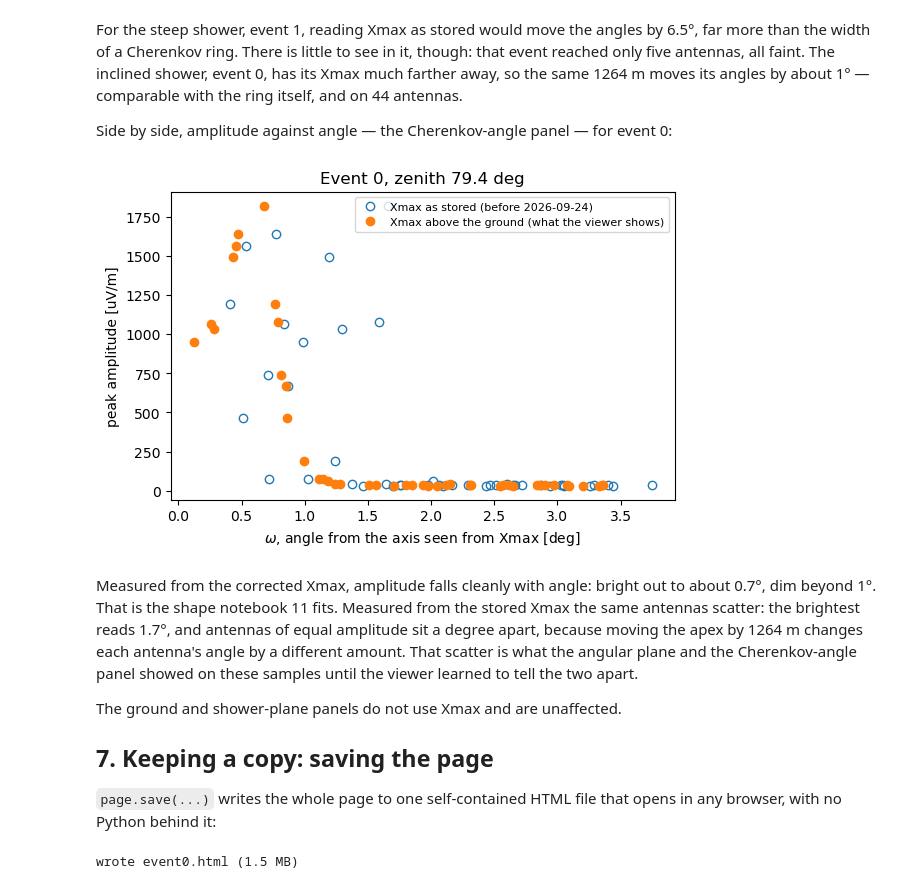
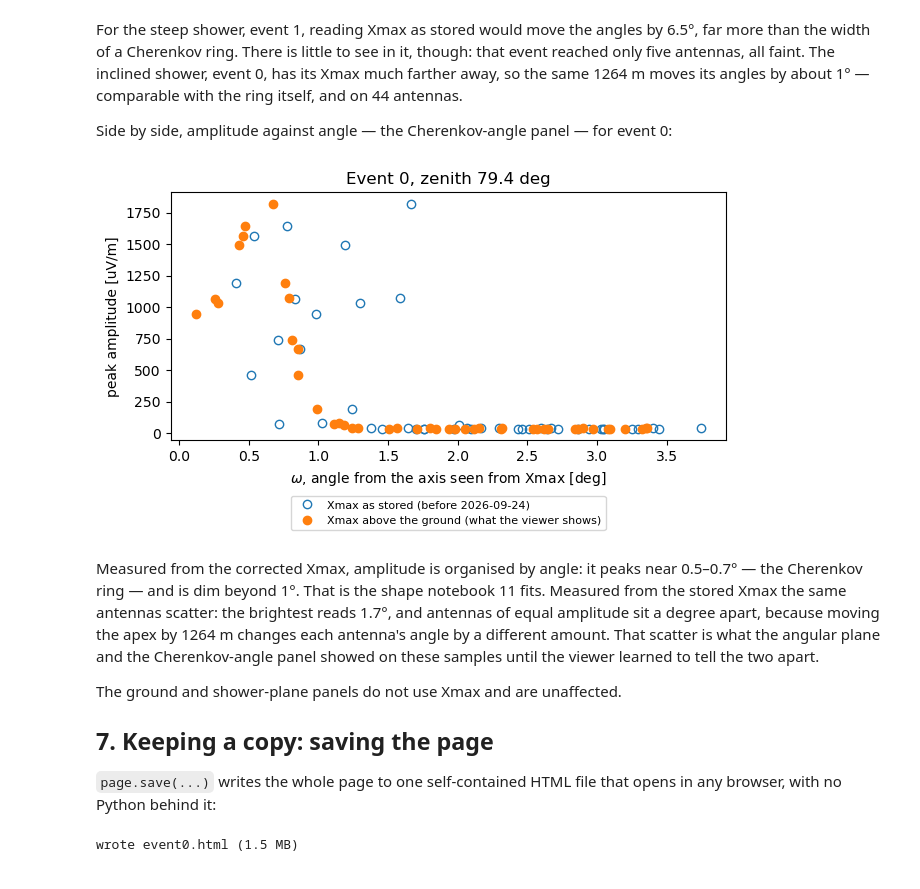
Before and after one commit to grand-mother/grand, a Jupyter notebook: notebooks/12_event_viewer.ipynb, the cells around one changed output. Drawn from its saved outputs; the diff is of its cells as text; code cells hidden in the pictures.

Commit message:
Notebooks: rewrite the statements their own outputs contradict (#269)
Co-Authored-By: Claude Opus 5.5 <noreply@anthropic.com>
Claude-Session: https://claude.ai/code/session_01UXnb5c5zRVufrcYQgdBwno

```diff
--- a/notebooks/12_event_viewer.ipynb
+++ b/notebooks/12_event_viewer.ipynb
@@ -374,19 +375,21 @@ event 0:
 # %%
 v, as_stored, corrected = viewers[0]
 
 fig, ax = plt.subplots(figsize=(6.5, 4))
 ax.plot(as_stored, v.peakamplitude, "o", mfc="none", label="Xmax as stored (before 2026-09-24)")
 ax.plot(corrected, v.peakamplitude, "o", label="Xmax above the ground (what the viewer shows)")
 ax.set_xlabel(r"$\omega$, angle from the axis seen from Xmax [deg]")
 ax.set_ylabel("peak amplitude [uV/m]")
 ax.set_title("Event 0, zenith %.1f deg" % np.degrees(v.zenith))
-ax.legend(fontsize=8)
+ax.legend(fontsize=8, loc="upper center", bbox_to_anchor=(0.5, -0.2))   # below the axes: it hid the 1.7 deg point
+fig.tight_layout()
 plt.show()
 # %% [output]
-[figure, old version]
+[figure, new version]
 # %% [markdown]
-Measured from the corrected Xmax, amplitude falls cleanly with angle: bright
-out to about 0.7°, dim beyond 1°. That is the shape notebook 11 fits. Measured
+Measured from the corrected Xmax, amplitude is organised by angle: it peaks
+near 0.5–0.7° — the Cherenkov ring — and is dim beyond 1°. That is the shape
+notebook 11 fits. Measured
 from the stored Xmax the same antennas scatter: the brightest reads 1.7°, and
 antennas of equal amplitude sit a degree apart, because moving the apex by
 1264 m changes each antenna's angle by a different amount. That scatter is
```
Also changed, not shown: parts of 2 cells of this notebook, 11 other files.
